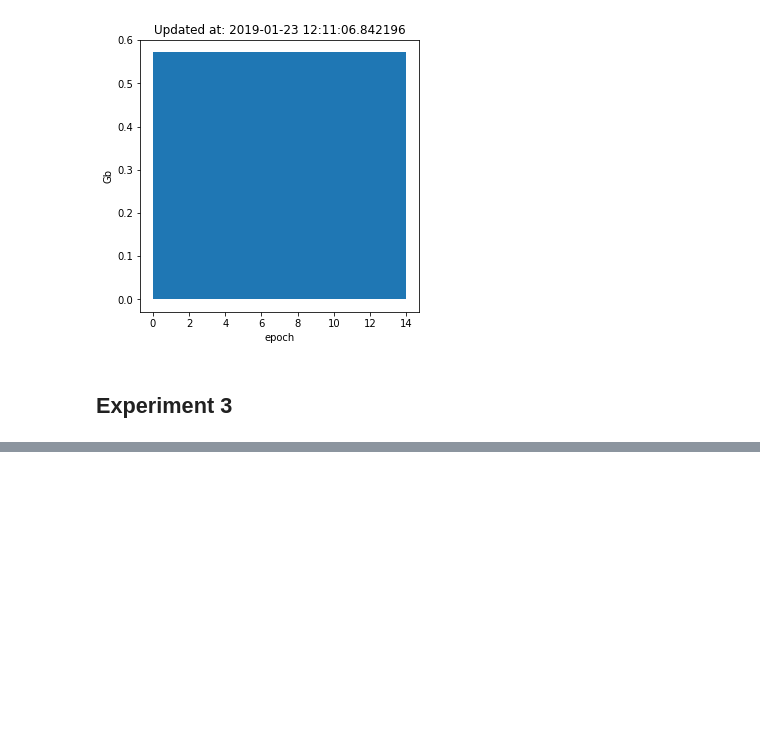
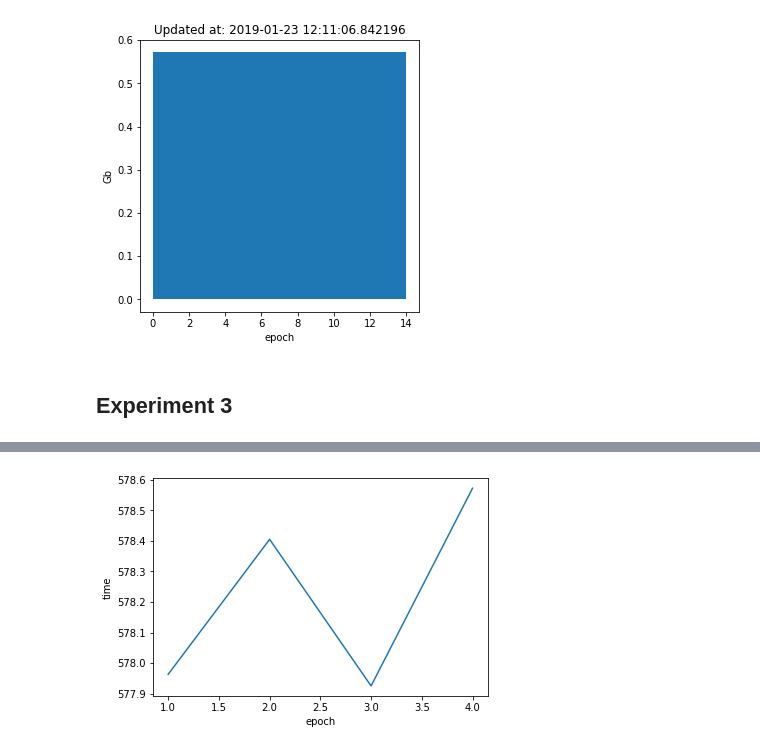
Before and after one commit to a-martyn/awd-lstm, a Jupyter notebook: monitor.ipynb, the cells around one changed output, grey strips where cells are left out. Cells and saved outputs as stored; diff of their text form; code cells hidden in the pictures; blank space fills up the shorter version.

```diff
--- a/monitor.ipynb
+++ b/monitor.ipynb
@@ -109,0 +110,5 @@ plot_memory_usage2('./results/awd_lstm_fixed_seq_len_3.csv')
+# %%
+df = pd.read_csv('./results/awd_lstm_fixed_seq_len_3.csv')
+sns.lineplot(x='epoch', y='time', data=df);
+# %% [output]
+[figure, added]
```
Also changed, not shown: parts of 3 cells of this notebook, 6 other files.
